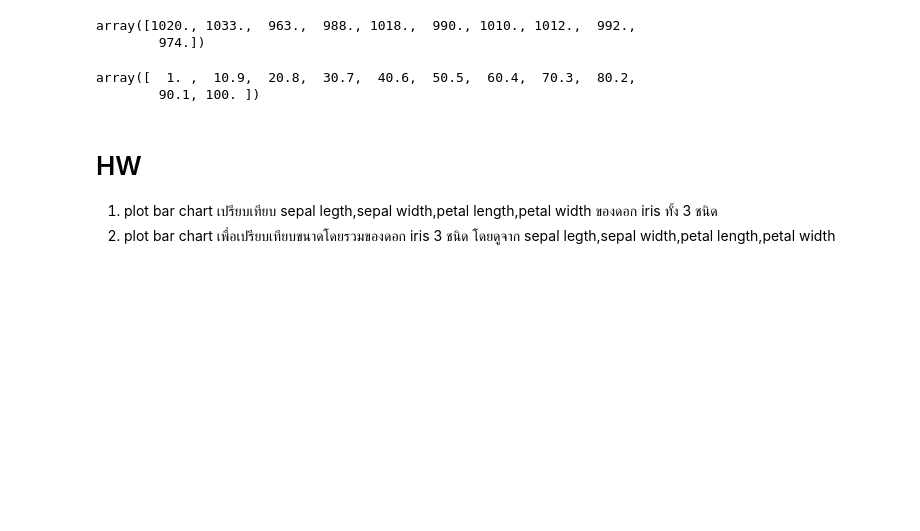
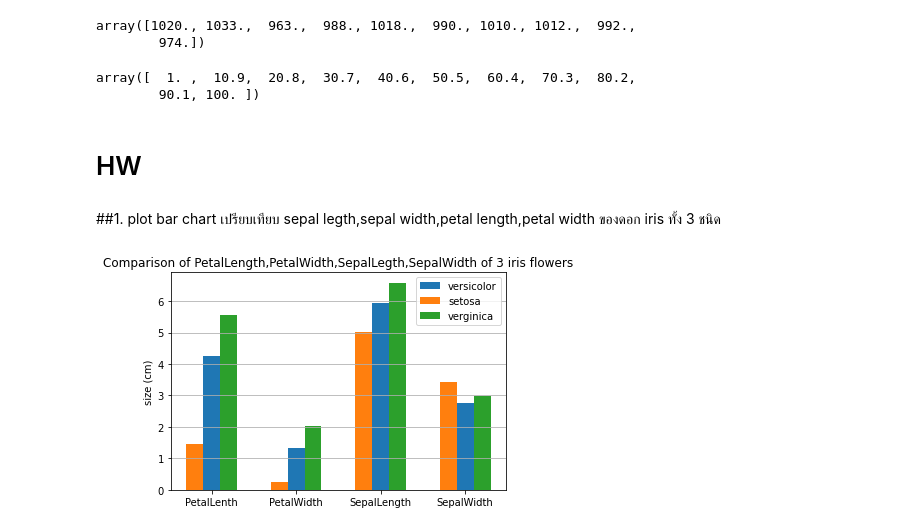
Before and after one commit to nichakornchaisuwan/data_viz_2022, a Jupyter notebook: DataViz04_Data_Comparison.ipynb, the cells around one changed output. Drawn from its saved outputs; the diff is of its cells as text; code cells hidden in the pictures; blank space fills up the shorter version.

Commit message:
HW plot bar chart

```diff
--- a/DataViz04_Data_Comparison.ipynb
+++ b/DataViz04_Data_Comparison.ipynb
@@ -263,7 +263,21 @@ histout[1]
 # %% [output]
 array([  1. ,  10.9,  20.8,  30.7,  40.6,  50.5,  60.4,  70.3,  80.2,
         90.1, 100. ])
+# %% [markdown]
+# HW
 # %% [markdown]
-# HW
-1. plot bar chart เปรียบเทียบ sepal legth,sepal width,petal length,petal width ของดอก iris ทั้ง 3 ชนิด
-2. plot bar chart เพื่อเปรียบเทียบขนาดโดยรวมของดอก iris 3 ชนิด โดยดูจาก sepal legth,sepal width,petal length,petal width
+##1. plot bar chart เปรียบเทียบ sepal legth,sepal width,petal length,petal width ของดอก iris ทั้ง 3 ชนิด
+# %%
+width = 0.2
+
+plt.bar([1,2,3,4],[sample_data['PetalLength'][1],sample_data['PetalWidth'][1],sample_data['SepalLength'][1],sample_data['SepalWidth'][1]],width,label = 'versicolor') #     ดอกที่ 2 vercicolor สีฟ้า
+plt.bar([1-width,2-width,3-width,4-width],[sample_data['PetalLength'][0],sample_data['PetalWidth'][0],sample_data['SepalLength'][0],sample_data['SepalWidth'][0]],width,label = 'setosa') #     ดอกที่ 1 setosa
+plt.bar([1+width,2+width,3+width,4+width],[sample_data['PetalLength'][2],sample_data['PetalWidth'][2],sample_data['SepalLength'][2],sample_data['SepalWidth'][2]],width,label = 'verginica') #     ดอกที่ 3 verginica
+
+plt.xticks([1,2,3,4],['PetalLenth','PetalWidth','SepalLength','SepalWidth'])
+plt.ylabel('size (cm)')
+plt.title('Comparison of PetalLength,PetalWidth,SepalLegth,SepalWidth of 3 iris flowers')
+plt.grid(True,axis = 'y')
+plt.legend();
+# %% [output]
+[figure, added]
```
Also changed, not shown: parts of 2 cells of this notebook.
